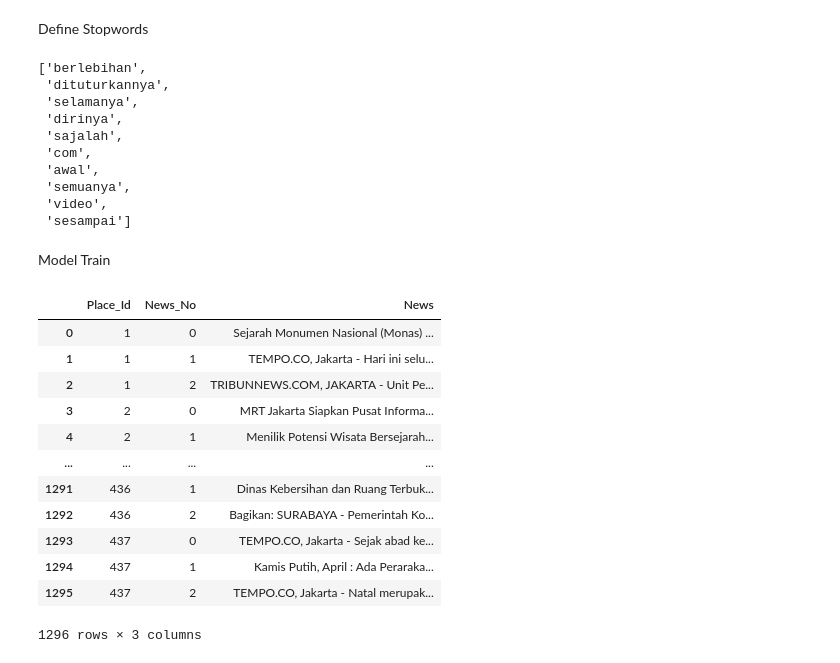
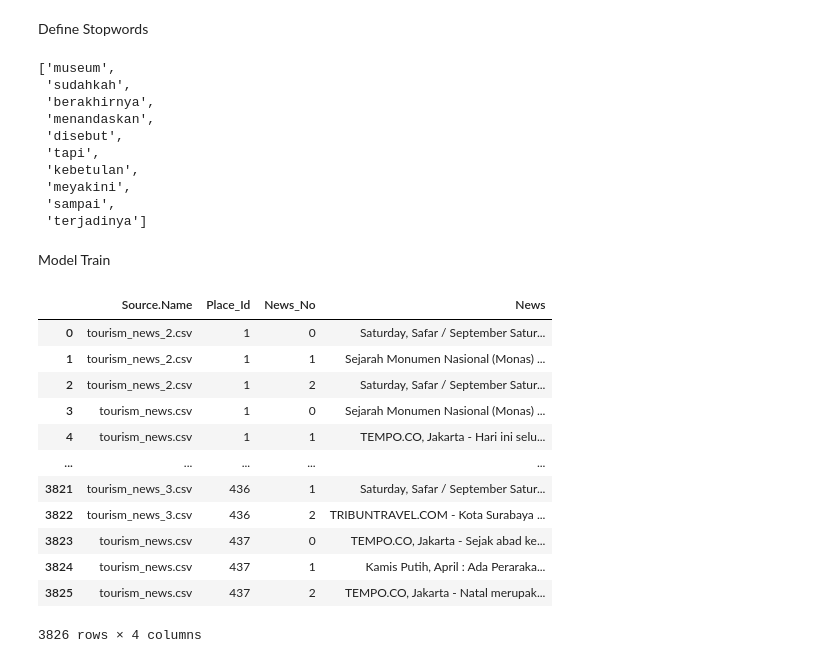
Before and after one commit to MaxZx3000/AI-Compfest-GigaPrime, a Jupyter notebook: artificial-intelligence/tourism_news_ai.ipynb, the cells around one changed output. Cells and saved outputs as stored; diff of their text form; code cells hidden in the pictures.

```diff
--- a/artificial-intelligence/tourism_news_ai.ipynb
+++ b/artificial-intelligence/tourism_news_ai.ipynb
@@ -337,18 +396,18 @@ Define Stopwords
 # %%
 indonesian_stopwords = set(stopwords.words('indonesian'))
 indonesian_stopwords = indonesian_stopwords.union({
-    "republika", "photo", "wib", "indonesia", "bandung",
+    "republika", "photo", "wib", "indonesia",
     "peserta", "co", "peserta", "baca", "kota",
     "peristiwa", "rakyat", "jalan", "balai",
     "januari", "februari", "maret", "april", "mei",
     "juni", "juli", "agustus", "september", "oktober",
     "november", "desember", "berita", "dapat", "warga",
     "pulau", "kota", "masyarakat", "google", "advertisement",
-    "ruang", "gedung", "jernihberkomentar", "data", "dirimu",
-    "kompas", "com", "sd", "sdn", "cnn", "jakarta", "pengunjung",
+    "ruang", "gedung", "jernihberkomentar", "data", "diri",
+    "kompas", "com", "sd", "sdn", "cnn", "jakarta", "kunjung",
     "anak", "dki", "kawasan", "liputan", "orang", "gubernur", "kawasan",
     "salat", "tugu", "senin", "selasa", "rabu", "kamis", "jumat", "sabtu",
-    "minggu", "news", "berita", "bangunan", "pemerintah", "salat",
+    "minggu", "news", "berita", "bangun", "pemerintah", "salat",
     "lengkapi", "informasi", "tribunnews", "pelaku", "kondisi", "barat",
     'semarang', "bus", "scroll", "resume", "content", "to",
     "wisata", "wisatawan", "rp", "foto", "jam", "memiliki", "lokasi",
@@ -356,40 +415,42 @@ indonesian_stopwords = indonesian_stopwords.union({
     "kecamatan", "kelurahan", "terletak", "destinasi", "menarik", "pemandangan",
     "masuk", "spot", "area", "tempo", "memiliki", "merupakan", "arti",
     "museum", "pagi", "siang", "sore", "malam", "sd", "smp", "sma", "kuliah",
-    "suara", "video", "rekaman", "record", "surat", "drone", "menyediakan",
-    "email", "nomor", "telepon"
+    "suara", "video", "rekam", "record", "surat", "drone", "menyediakan",
+    "email", "nomor", "telepon", "persen", "tahap", "kegiatan", "pasti",
+    "lihat", "tuju", "tawa", "to", "ro", "sisi", "suka", "duduk", "pt",
+    "marketing", "utama", "kesan", "ribu", "uang", "alhamdulillah"
 })
 list(indonesian_stopwords)[:10]
 # %% [output]
-['berlebihan',
- 'dituturkannya',
- 'selamanya',
- 'dirinya',
- 'sajalah',
- 'com',
- 'awal',
- 'semuanya',
- 'video',
- 'sesampai']
+['museum',
+ 'sudahkah',
+ 'berakhirnya',
+ 'menandaskan',
+ 'disebut',
+ 'tapi',
+ 'kebetulan',
+ 'meyakini',
+ 'sampai',
+ 'terjadinya']
 # %% [markdown]
 Model Train
 # %%
-full_tourism_news_df = pd.read_csv("tourism_news.csv", sep = ';')
+full_tourism_news_df = pd.read_csv("tourism_news_csv.csv", sep = ";")
 full_tourism_news_df
 # %% [output]
-|  | Place_Id | News_No | News |
-| 0 | 1 | 0 | Sejarah Monumen Nasional (Monas) ... |
-| 1 | 1 | 1 | TEMPO.CO, Jakarta - Hari ini selu... |
-| 2 | 1 | 2 | TRIBUNNEWS.COM, JAKARTA - Unit Pe... |
-| 3 | 2 | 0 | MRT Jakarta Siapkan Pusat Informa... |
-| 4 | 2 | 1 | Menilik Potensi Wisata Bersejarah... |
-| ... | ... | ... | ... |
-| 1291 | 436 | 1 | Dinas Kebersihan dan Ruang Terbuk... |
-| 1292 | 436 | 2 | Bagikan: SURABAYA - Pemerintah Ko... |
-| 1293 | 437 | 0 | TEMPO.CO, Jakarta - Sejak abad ke... |
-| 1294 | 437 | 1 | Kamis Putih, April : Ada Peraraka... |
-| 1295 | 437 | 2 | TEMPO.CO, Jakarta - Natal merupak... |
+|  | Source.Name | Place_Id | News_No | News |
+| 0 | tourism_news_2.csv | 1 | 0 | Saturday, Safar / September Satur... |
+| 1 | tourism_news_2.csv | 1 | 1 | Sejarah Monumen Nasional (Monas) ... |
+| 2 | tourism_news_2.csv | 1 | 2 | Saturday, Safar / September Satur... |
+| 3 | tourism_news.csv | 1 | 0 | Sejarah Monumen Nasional (Monas) ... |
+| 4 | tourism_news.csv | 1 | 1 | TEMPO.CO, Jakarta - Hari ini selu... |
+| ... | ... | ... | ... | ... |
+| 3821 | tourism_news_3.csv | 436 | 1 | Saturday, Safar / September Satur... |
+| 3822 | tourism_news_3.csv | 436 | 2 | TRIBUNTRAVEL.COM - Kota Surabaya ... |
+| 3823 | tourism_news.csv | 437 | 0 | TEMPO.CO, Jakarta - Sejak abad ke... |
+| 3824 | tourism_news.csv | 437 | 1 | Kamis Putih, April : Ada Peraraka... |
+| 3825 | tourism_news.csv | 437 | 2 | TEMPO.CO, Jakarta - Natal merupak... |
-1296 rows × 3 columns
+3826 rows × 4 columns
 # %%
 all_tourism_news = full_tourism_news_df[news_field].tolist()
 tourism_news_tokenized = []
```
Also changed, not shown: parts of 15 cells of this notebook.
